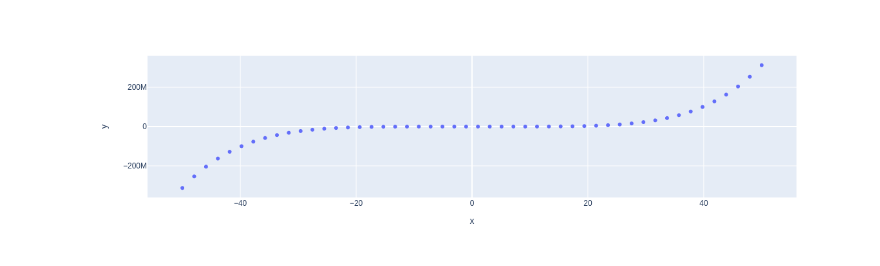
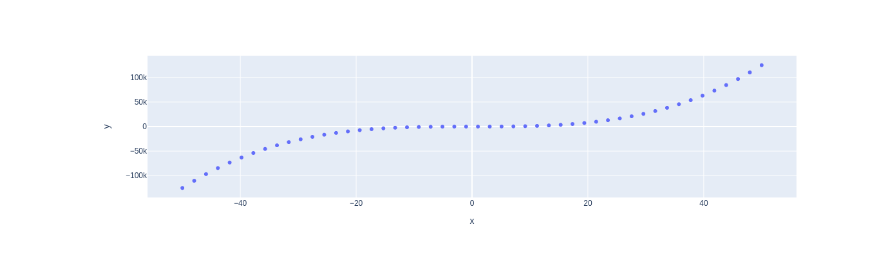
Before and after one commit to ananda-lye/my-notebooks-repo, a Jupyter notebook: experiment1.ipynb, the cells around one changed output. Drawn from its saved outputs; the diff is of its cells as text; code cells hidden in the pictures.

```diff
--- a/experiment1.ipynb
+++ b/experiment1.ipynb
@@ -1,16 +1,16 @@
 # %%
 import numpy as np
 import plotly.express as px
 
 # x-axis data points
 x = np.linspace(start=-50, stop=50)
 
 # y-axis data points
-y = x ** 5
+y = x ** 3
 
 # define the plot
 fig = px.scatter(x=x, y=y)
 
 fig.show()
 # %% [output]
-[figure, old version]
+[figure, new version]
```
